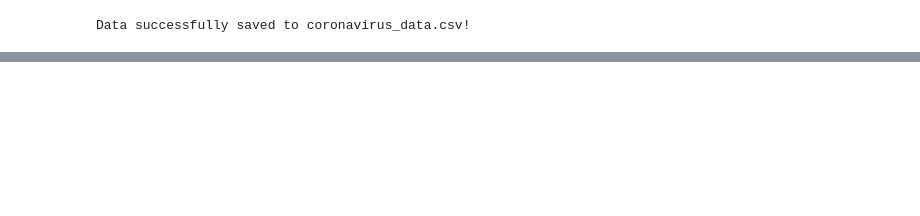
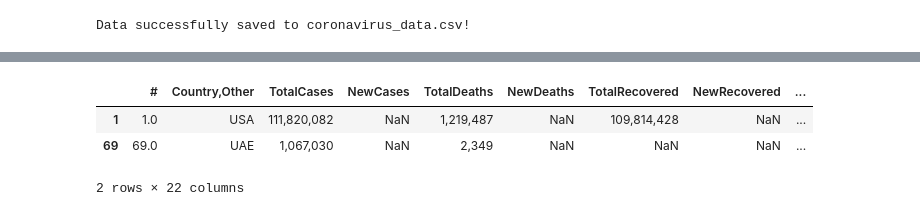
Before and after one commit to eshippingbuy/qiyas-2026-005888, a Jupyter notebook: second.ipynb, the cells around one changed output, grey strips where cells are left out. Saved outputs shown, nothing was run; the diff lists cells and outputs as text; code cells hidden in the pictures; blank space fills up the shorter version.

```diff
--- a/second.ipynb
+++ b/second.ipynb
@@ -34,0 +123,7 @@ Data successfully saved to coronavirus_data.csv!
+# %%
+df[df['Country,Other'].str.contains ('U') & df['Country,Other'].str.contains ('A')]
+# %% [output]
+|  | # | Country,Other | TotalCases | NewCases | TotalDeaths | NewDeaths | TotalRecovered | NewRecovered | ... |
+| 1 | 1.0 | USA | 111,820,082 | NaN | 1,219,487 | NaN | 109,814,428 | NaN | ... |
+| 69 | 69.0 | UAE | 1,067,030 | NaN | 2,349 | NaN | NaN | NaN | ... |
+2 rows × 22 columns
```
Also changed, not shown: parts of 8 cells of this notebook, 4 other files.
